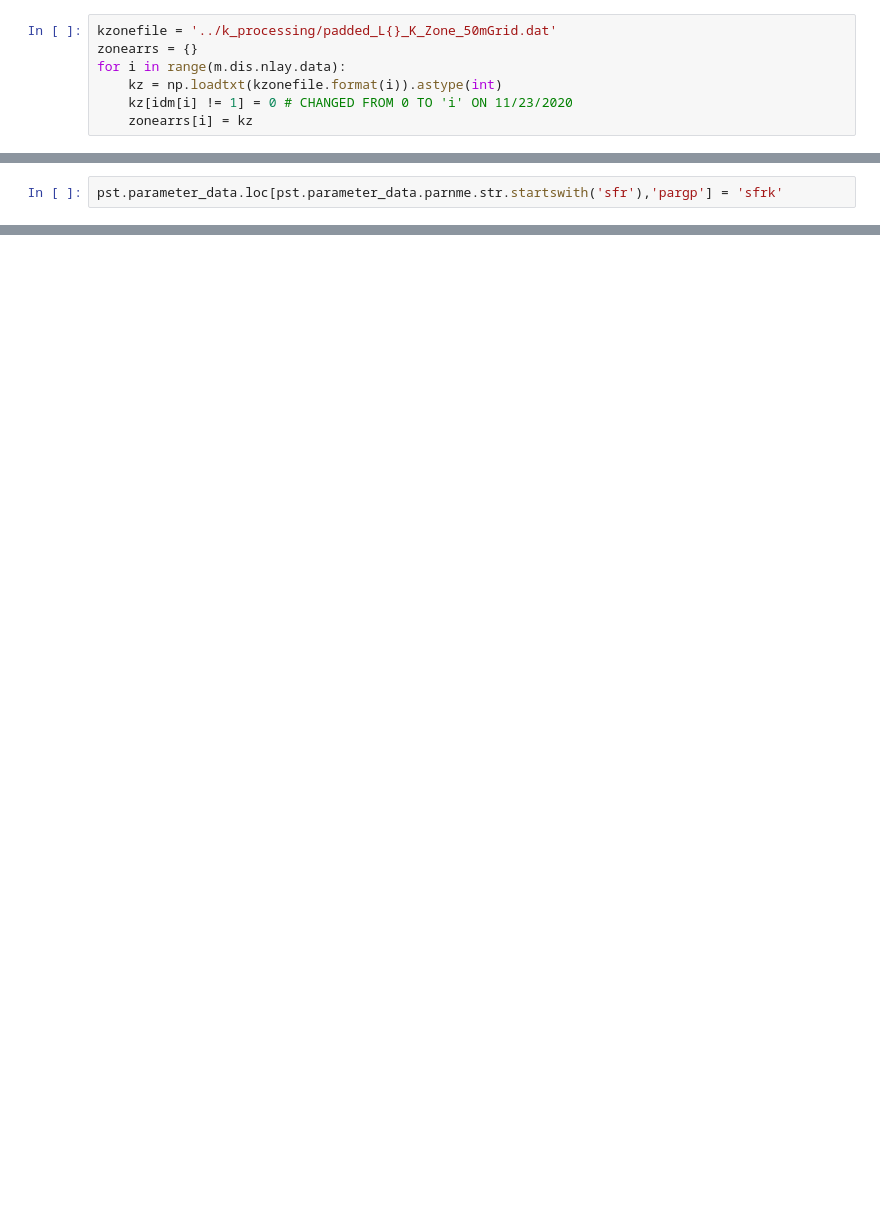
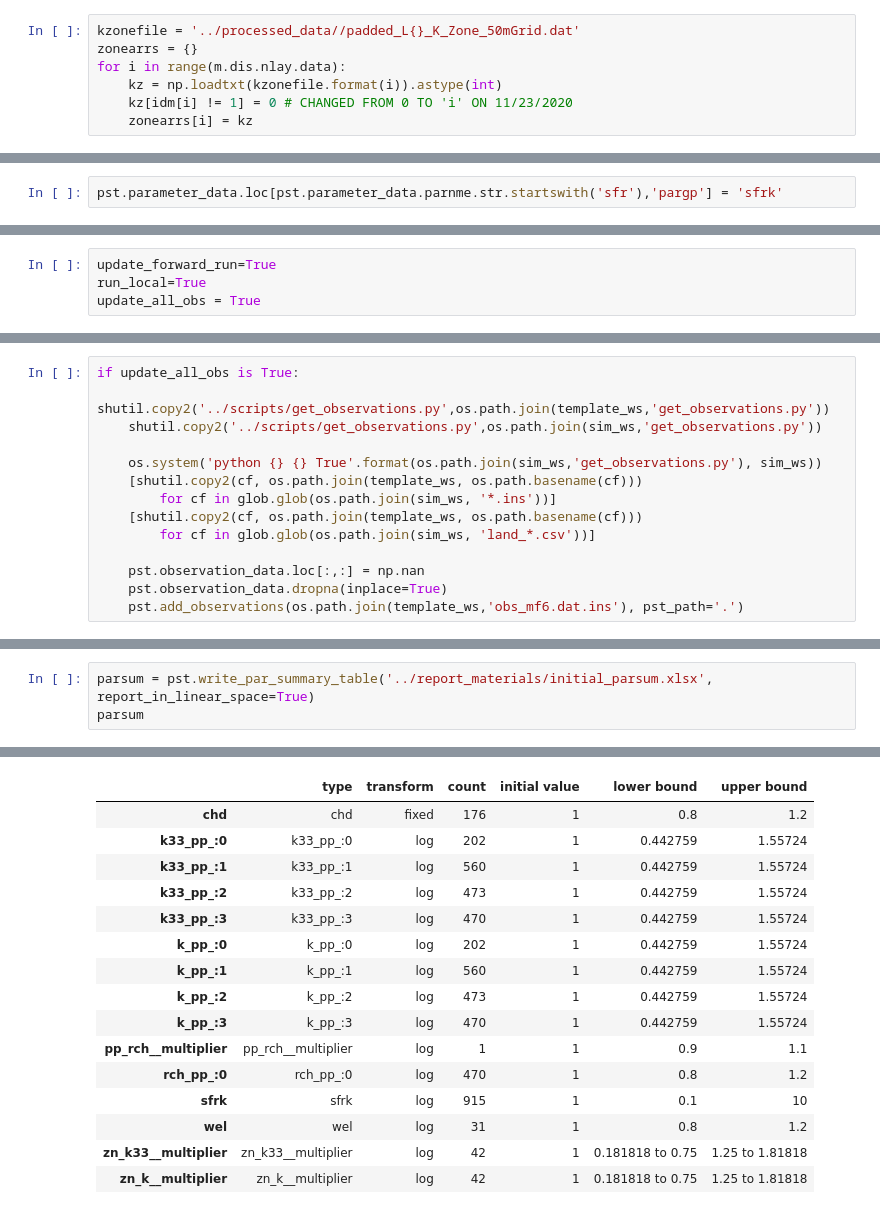
Before and after one commit to DOI-USGS/neversink_workflow, a Jupyter notebook: notebooks_workflow/0_PEST_parameterization.ipynb, the cells around one changed output, grey strips where cells are left out. Drawn from its saved outputs; the diff is of its cells as text; blank space fills up the shorter version.

Commit message:
Consolidated PEST setup scripts. Getting the right PHI (very close) but not same NPAR.

```diff
--- a/notebooks_workflow/0_PEST_parameterization.ipynb
+++ b/notebooks_workflow/0_PEST_parameterization.ipynb
@@ -138,7 +200,7 @@ for i in range(4):
 # %% [markdown]
 #### before setting up K, need to edit the zone files to only have nonzero values in active cells
 # %%
-kzonefile = '../k_processing/padded_L{}_K_Zone_50mGrid.dat'
+kzonefile = '../processed_data//padded_L{}_K_Zone_50mGrid.dat'
 zonearrs = {}
 for i in range(m.dis.nlay.data):
     kz = np.loadtxt(kzonefile.format(i)).astype(int)
@@ -261,0 +482,4 @@ pst.observation_data
+# %%
+update_forward_run=True
+run_local=True
+update_all_obs = True
@@ -261,0 +488,14 @@ pst.observation_data
+# %%
+if update_all_obs is True:
+    shutil.copy2('../scripts/get_observations.py',os.path.join(template_ws,'get_observations.py'))
+    shutil.copy2('../scripts/get_observations.py',os.path.join(sim_ws,'get_observations.py'))
+
+    os.system('python {} {} True'.format(os.path.join(sim_ws,'get_observations.py'), sim_ws))
+    [shutil.copy2(cf, os.path.join(template_ws, os.path.basename(cf)))
+        for cf in glob.glob(os.path.join(sim_ws, '*.ins'))]
+    [shutil.copy2(cf, os.path.join(template_ws, os.path.basename(cf)))
+        for cf in glob.glob(os.path.join(sim_ws, 'land_*.csv'))]
+
+    pst.observation_data.loc[:,:] = np.nan
+    pst.observation_data.dropna(inplace=True)
+    pst.add_observations(os.path.join(template_ws,'obs_mf6.dat.ins'), pst_path='.')
@@ -261,0 +649,4 @@ pst.observation_data
+# %%
+parsum = pst.write_par_summary_table('../report_materials/initial_parsum.xlsx', report_in_linear_space=True)
+parsum
+# %% [output]
@@ -261,0 +655,16 @@ pst.observation_data
+|  | type | transform | count | initial value | lower bound | upper bound |
+| chd | chd | fixed | 176 | 1 | 0.8 | 1.2 |
+| k33_pp_:0 | k33_pp_:0 | log | 202 | 1 | 0.442759 | 1.55724 |
+| k33_pp_:1 | k33_pp_:1 | log | 560 | 1 | 0.442759 | 1.55724 |
+| k33_pp_:2 | k33_pp_:2 | log | 473 | 1 | 0.442759 | 1.55724 |
+| k33_pp_:3 | k33_pp_:3 | log | 470 | 1 | 0.442759 | 1.55724 |
+| k_pp_:0 | k_pp_:0 | log | 202 | 1 | 0.442759 | 1.55724 |
+| k_pp_:1 | k_pp_:1 | log | 560 | 1 | 0.442759 | 1.55724 |
+| k_pp_:2 | k_pp_:2 | log | 473 | 1 | 0.442759 | 1.55724 |
+| k_pp_:3 | k_pp_:3 | log | 470 | 1 | 0.442759 | 1.55724 |
+| pp_rch__multiplier | pp_rch__multiplier | log | 1 | 1 | 0.9 | 1.1 |
+| rch_pp_:0 | rch_pp_:0 | log | 470 | 1 | 0.8 | 1.2 |
+| sfrk | sfrk | log | 915 | 1 | 0.1 | 10 |
+| wel | wel | log | 31 | 1 | 0.8 | 1.2 |
+| zn_k33__multiplier | zn_k33__multiplier | log | 42 | 1 | 0.181818 to 0.75 | 1.25 to 1.81818 |
+| zn_k__multiplier | zn_k__multiplier | log | 42 | 1 | 0.181818 to 0.75 | 1.25 to 1.81818 |
```
Also changed, not shown: parts of 62 cells of this notebook, 4 other files.
